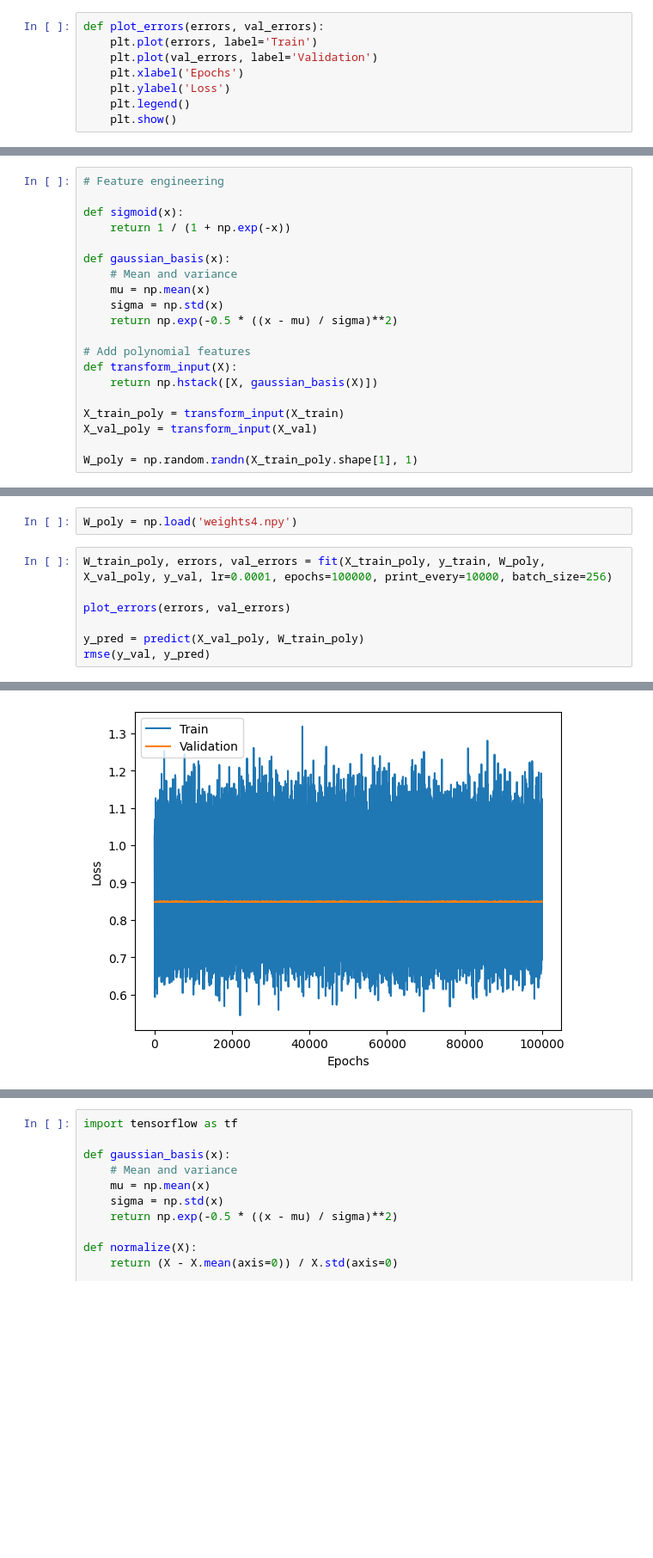
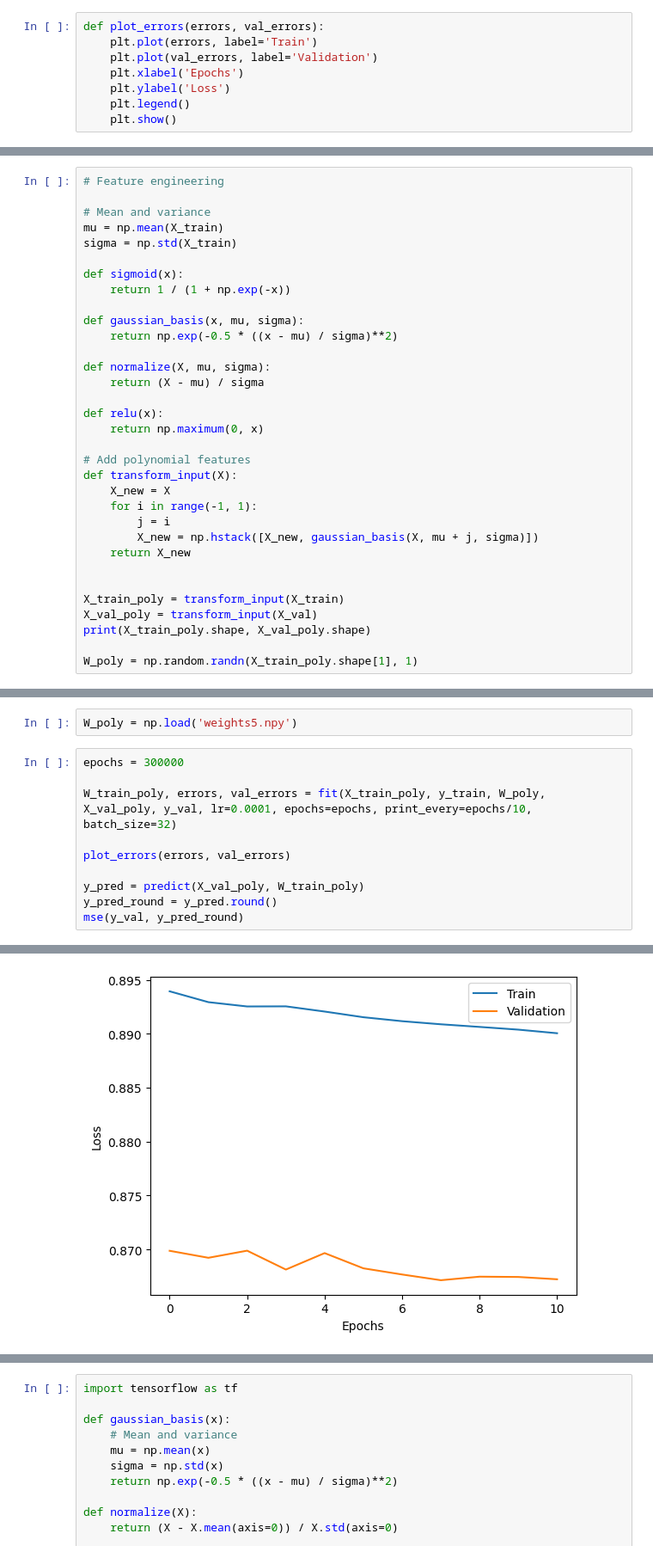
Before and after one commit to amaljoe/FML_assignment1, a Jupyter notebook: kaggle_comp.ipynb, the cells around one changed output, grey strips where cells are left out. Shown at 86% size. Saved outputs shown, nothing was run; the diff lists cells and outputs as text; blank space fills up the shorter version.

```diff
--- a/kaggle_comp.ipynb
+++ b/kaggle_comp.ipynb
@@ -200,20 +196,33 @@ Epoch 999, Loss: 18.735087759942854, Val Loss: 16.53751469357776
 # %%
 # Feature engineering
+
+# Mean and variance
+mu = np.mean(X_train)
+sigma = np.std(X_train)
 
 def sigmoid(x):
     return 1 / (1 + np.exp(-x))
 
-def gaussian_basis(x):
-    # Mean and variance
-    mu = np.mean(x)
-    sigma = np.std(x)
+def gaussian_basis(x, mu, sigma):
     return np.exp(-0.5 * ((x - mu) / sigma)**2)
+
+def normalize(X, mu, sigma):
+    return (X - mu) / sigma
+
+def relu(x):
+    return np.maximum(0, x)
 
 # Add polynomial features
 def transform_input(X):
-    return np.hstack([X, gaussian_basis(X)])
+    X_new = X
+    for i in range(-1, 1):
+        j = i
+        X_new = np.hstack([X_new, gaussian_basis(X, mu + j, sigma)])
+    return X_new
+
 
 X_train_poly = transform_input(X_train)
 X_val_poly = transform_input(X_val)
+print(X_train_poly.shape, X_val_poly.shape)
 
 W_poly = np.random.randn(X_train_poly.shape[1], 1)
@@ -220,10 +231,13 @@ W_poly = np.random.randn(X_train_poly.shape[1], 1)
 # %%
-W_poly = np.load('weights4.npy')
+W_poly = np.load('weights5.npy')
 # %%
-W_train_poly, errors, val_errors = fit(X_train_poly, y_train, W_poly, X_val_poly, y_val, lr=0.0001, epochs=100000, print_every=10000, batch_size=256)
+epochs = 300000
+
+W_train_poly, errors, val_errors = fit(X_train_poly, y_train, W_poly, X_val_poly, y_val, lr=0.0001, epochs=epochs, print_every=epochs/10, batch_size=32)
 
 plot_errors(errors, val_errors)
 
 y_pred = predict(X_val_poly, W_train_poly)
-rmse(y_val, y_pred)
+y_pred_round = y_pred.round()
+mse(y_val, y_pred_round)
 # %% [output]
@@ -241 +255 @@ Epoch 99999, Loss: 1.0261492685925404, Val Loss: 0.8483360950639607
-[figure, old version]
+[figure, new version]
```
Also changed, not shown: parts of 13 cells of this notebook, 2 other files.
